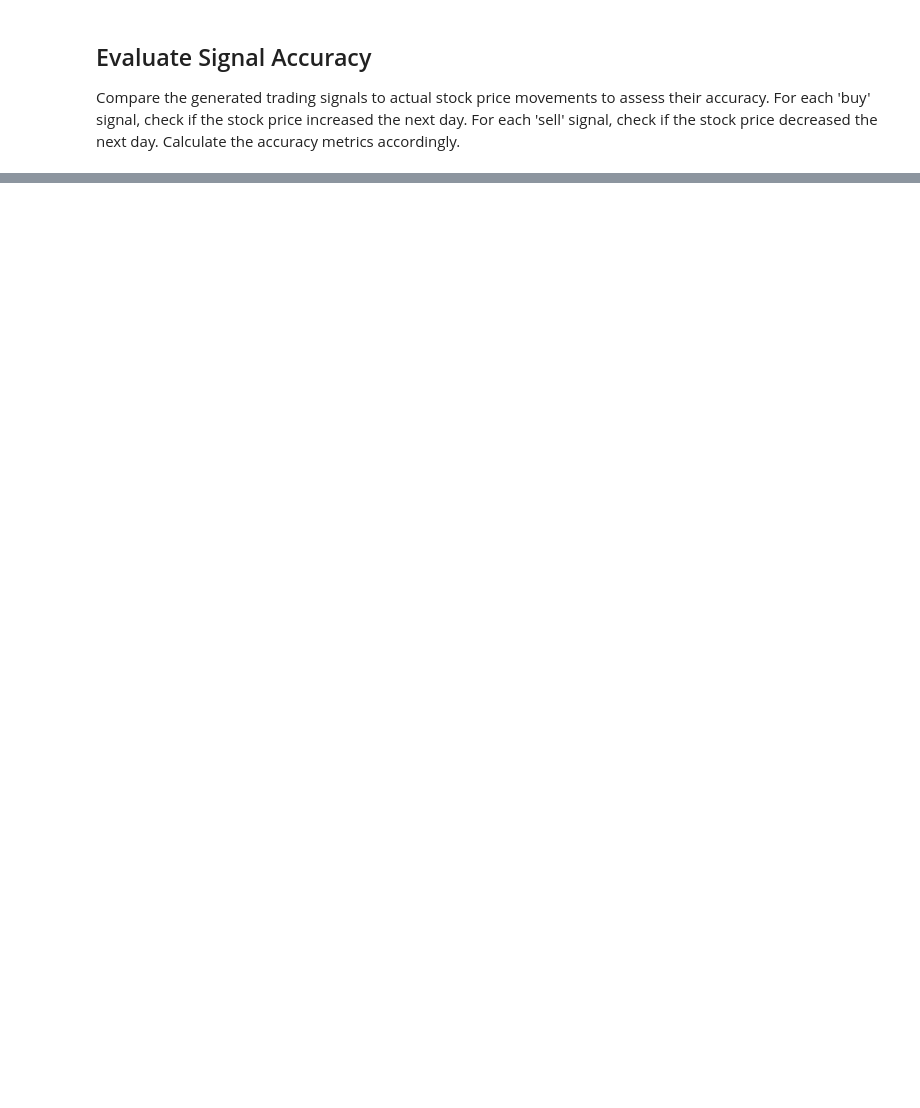
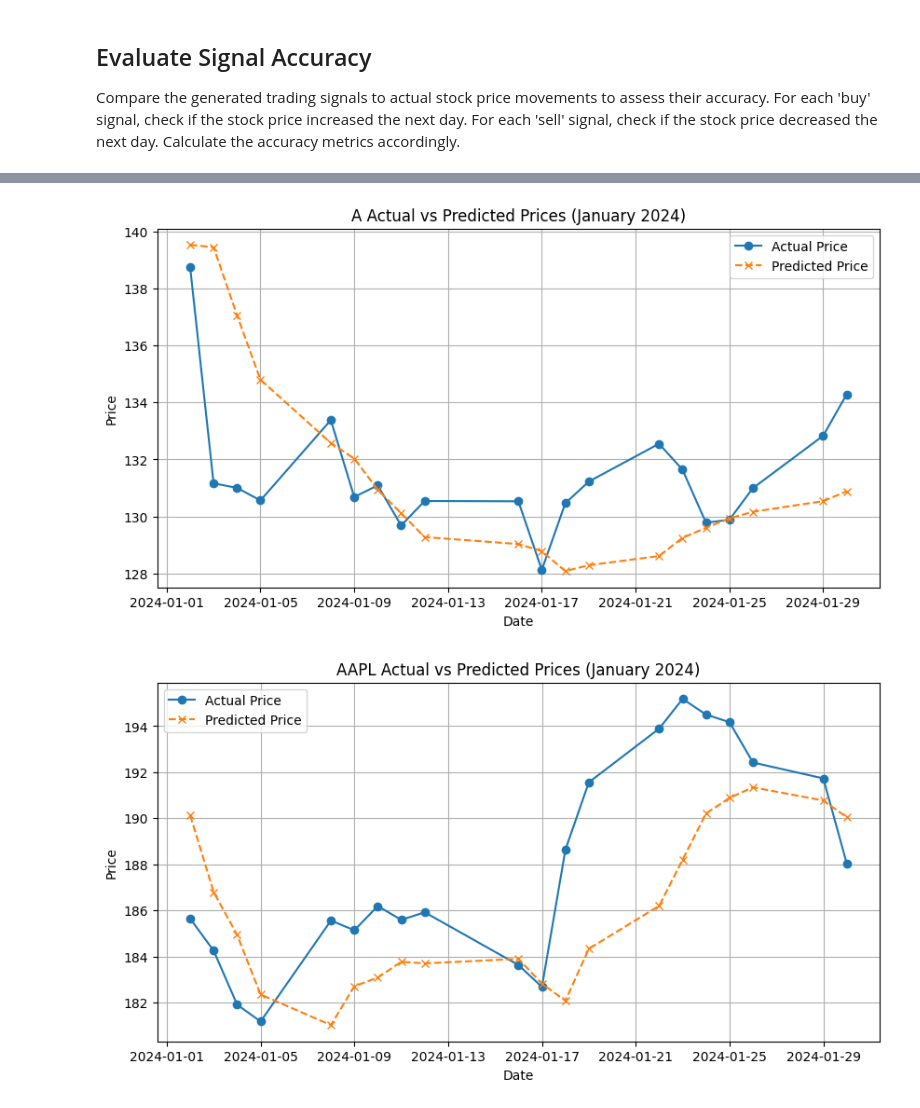
Before and after one commit to pmgfernandes04/SP500-Using-ML-and-Search-Methods, a Jupyter notebook: LSTM.ipynb, the cells around one changed output, grey strips where cells are left out. Drawn from its saved outputs; the diff is of its cells as text; code cells hidden in the pictures; blank space fills up the shorter version.

```diff
--- a/LSTM.ipynb
+++ b/LSTM.ipynb
@@ -113,0 +135,28 @@ os.makedirs('signals', exist_ok=True)
+# %%
+def load_and_preprocess_data(ticker, start_date, val_end, test_end):
+    # We load data up to test_end to have full picture
+    data = yf.download(ticker, start=start_date, end=test_end)
+    if data.empty:
+        return None
+
+    # Add technical indicators
+    data = create_technical_indicators(data)
+
+    # Include Volume as a feature
+    # Feature order: Close (target), Returns, SMA_5, SMA_20, RSI_14, MACD, MACD_signal, BB_upper, BB_middle, BB_lower, Volume
+    # Also ensure no missing values remain
+    features = ['Close','Returns','SMA_5','SMA_20','RSI_14','MACD','MACD_signal','BB_upper','BB_middle','BB_lower','Volume']
+    data = data[features].copy()
+    data.fillna(method='ffill', inplace=True)
+    data.fillna(method='bfill', inplace=True)
+
+    # Split into train/val/test based on date
+    train_df = data.loc[:train_end]
+    val_df = data.loc[train_end:val_end]
+    test_df = data.loc[val_end:test_end]
+
+    # If val or test are empty, return None
+    if len(train_df) < 1 or len(val_df) < 1 or len(test_df) < 1:
+        return None
+
+    return train_df, val_df, test_df
@@ -313,0 +463,16 @@ NameError: name 'tickers' is not defined
+# %%
+if all_predictions:
+    for ticker in combined_preds['ticker'].unique()[:5]:
+        jan_data = combined_preds[combined_preds['ticker'] == ticker].copy()
+        plt.figure(figsize=(10, 5))
+        plt.plot(jan_data['date'], jan_data['actual'], label='Actual Price', marker='o')
+        plt.plot(jan_data['date'], jan_data['prediction'], label='Predicted Price', linestyle='--', marker='x')
+        plt.title(f'{ticker} Actual vs Predicted Prices (January 2024)')
+        plt.xlabel('Date')
+        plt.ylabel('Price')
+        plt.legend()
+        plt.grid(True)
+        plt.show()
+# %% [output]
+[figure, added]
+[figure, added]
```
Also changed, not shown: parts of 15 cells of this notebook, 1 other file.
